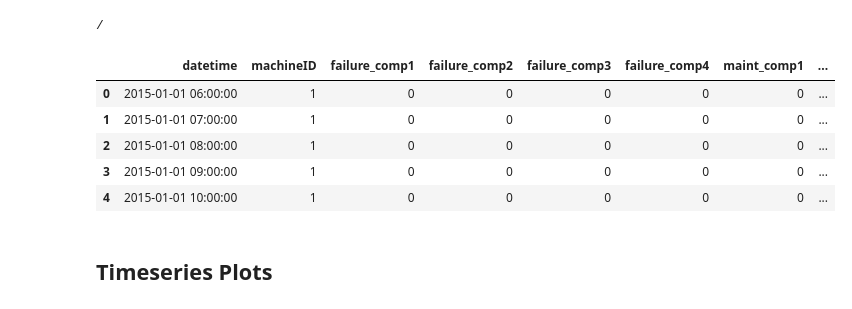
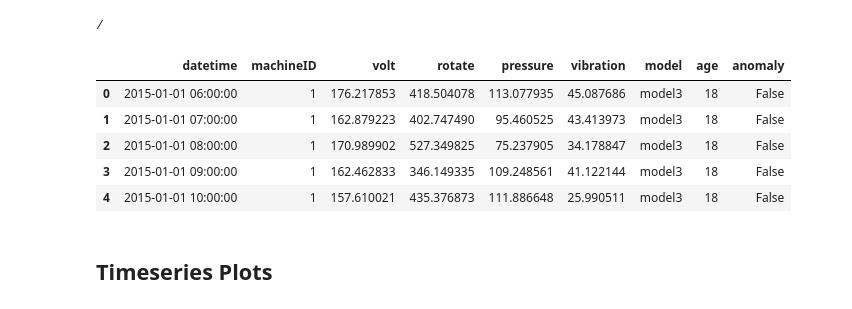
Before and after one commit to stevenjlm/marching-penguin, a Jupyter notebook: src/data_parsing/explore.ipynb, the cells around one changed output. Drawn from its saved outputs; the diff is of its cells as text; code cells hidden in the pictures.

```diff
--- a/src/data_parsing/explore.ipynb
+++ b/src/data_parsing/explore.ipynb
@@ -11,14 +11,14 @@ import pandas as pd
 events = Data.get_events()
 tel = Data.get_telemetry()
 # %%
-events.head()
+tel.head()
 # %% [output]
-|  | datetime | machineID | failure_comp1 | failure_comp2 | failure_comp3 | failure_comp4 | maint_comp1 | ... |
-| 0 | 2015-01-01 06:00:00 | 1 | 0 | 0 | 0 | 0 | 0 | ... |
-| 1 | 2015-01-01 07:00:00 | 1 | 0 | 0 | 0 | 0 | 0 | ... |
-| 2 | 2015-01-01 08:00:00 | 1 | 0 | 0 | 0 | 0 | 0 | ... |
-| 3 | 2015-01-01 09:00:00 | 1 | 0 | 0 | 0 | 0 | 0 | ... |
-| 4 | 2015-01-01 10:00:00 | 1 | 0 | 0 | 0 | 0 | 0 | ... |
+|  | datetime | machineID | volt | rotate | pressure | vibration | model | age | anomaly |
+| 0 | 2015-01-01 06:00:00 | 1 | 176.217853 | 418.504078 | 113.077935 | 45.087686 | model3 | 18 | False |
+| 1 | 2015-01-01 07:00:00 | 1 | 162.879223 | 402.747490 | 95.460525 | 43.413973 | model3 | 18 | False |
+| 2 | 2015-01-01 08:00:00 | 1 | 170.989902 | 527.349825 | 75.237905 | 34.178847 | model3 | 18 | False |
+| 3 | 2015-01-01 09:00:00 | 1 | 162.462833 | 346.149335 | 109.248561 | 41.122144 | model3 | 18 | False |
+| 4 | 2015-01-01 10:00:00 | 1 | 157.610021 | 435.376873 | 111.886648 | 25.990511 | model3 | 18 | False |
 # %% [markdown]
 ## Timeseries Plots
 # %%
```
Also changed, not shown: parts of 1 cell of this notebook, 2 other files.
